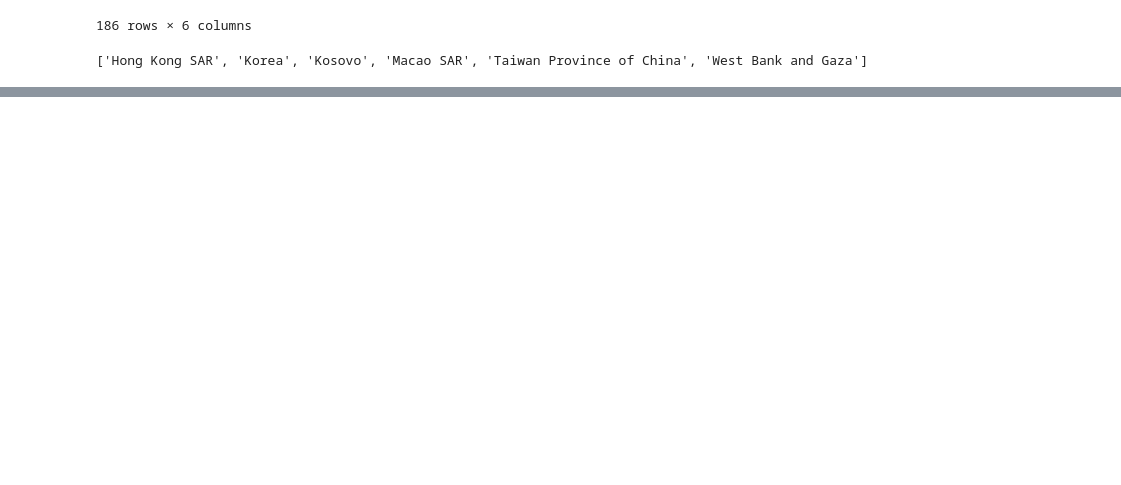
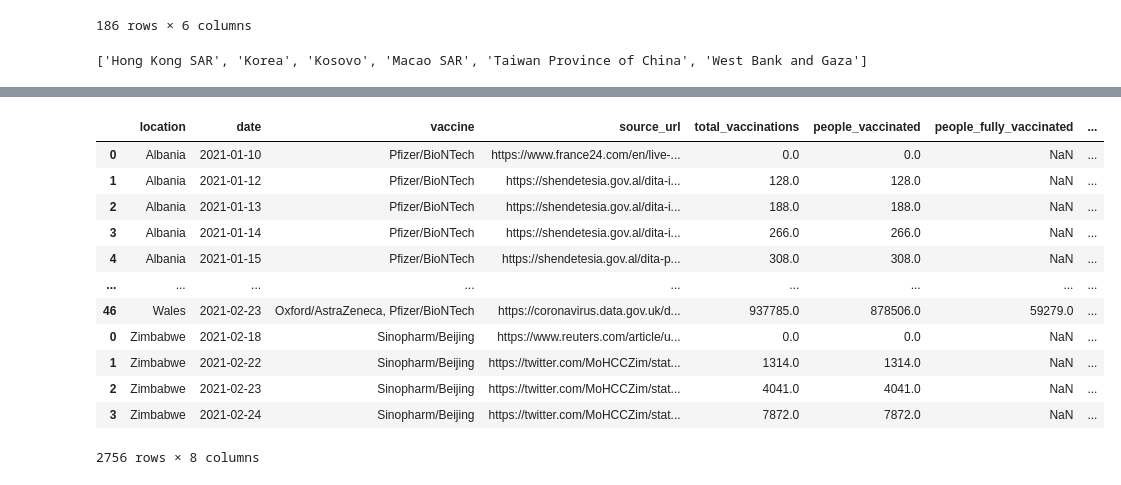
Before and after one commit to RicardoSantos0/Data-Visualization, a Jupyter notebook: Data_Viz_CoVID.ipynb, the cells around one changed output, grey strips where cells are left out. Saved outputs shown, nothing was run; the diff lists cells and outputs as text; code cells hidden in the pictures; blank space fills up the shorter version.

```diff
--- a/Data_Viz_CoVID.ipynb
+++ b/Data_Viz_CoVID.ipynb
@@ -230,0 +280,23 @@ exp.to_file('')
+# %%
+#convert dict in dataframe
+# adding the key in
+for key in df_dict.keys():
+    df_dict[key]['key'] = key
+
+# concatenating the DataFrames
+countries = pd.concat(df_dict.values())
+countries
+# %% [output]
+|  | location | date | vaccine | source_url | total_vaccinations | people_vaccinated | people_fully_vaccinated | ... |
+| 0 | Albania | 2021-01-10 | Pfizer/BioNTech | https://www.france24.com/en/live-... | 0.0 | 0.0 | NaN | ... |
+| 1 | Albania | 2021-01-12 | Pfizer/BioNTech | https://shendetesia.gov.al/dita-i... | 128.0 | 128.0 | NaN | ... |
+| 2 | Albania | 2021-01-13 | Pfizer/BioNTech | https://shendetesia.gov.al/dita-i... | 188.0 | 188.0 | NaN | ... |
+| 3 | Albania | 2021-01-14 | Pfizer/BioNTech | https://shendetesia.gov.al/dita-i... | 266.0 | 266.0 | NaN | ... |
+| 4 | Albania | 2021-01-15 | Pfizer/BioNTech | https://shendetesia.gov.al/dita-p... | 308.0 | 308.0 | NaN | ... |
+| ... | ... | ... | ... | ... | ... | ... | ... | ... |
+| 46 | Wales | 2021-02-23 | Oxford/AstraZeneca, Pfizer/BioNTech | https://coronavirus.data.gov.uk/d... | 937785.0 | 878506.0 | 59279.0 | ... |
+| 0 | Zimbabwe | 2021-02-18 | Sinopharm/Beijing | https://www.reuters.com/article/u... | 0.0 | 0.0 | NaN | ... |
+| 1 | Zimbabwe | 2021-02-22 | Sinopharm/Beijing | https://twitter.com/MoHCCZim/stat... | 1314.0 | 1314.0 | NaN | ... |
+| 2 | Zimbabwe | 2021-02-23 | Sinopharm/Beijing | https://twitter.com/MoHCCZim/stat... | 4041.0 | 4041.0 | NaN | ... |
+| 3 | Zimbabwe | 2021-02-24 | Sinopharm/Beijing | https://twitter.com/MoHCCZim/stat... | 7872.0 | 7872.0 | NaN | ... |
+2756 rows × 8 columns
```
Also changed, not shown: parts of 9 cells of this notebook, 5 other files.
